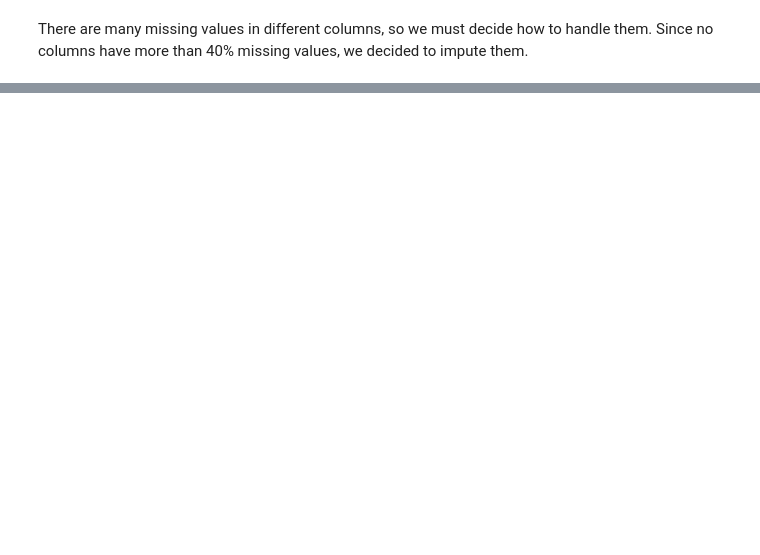
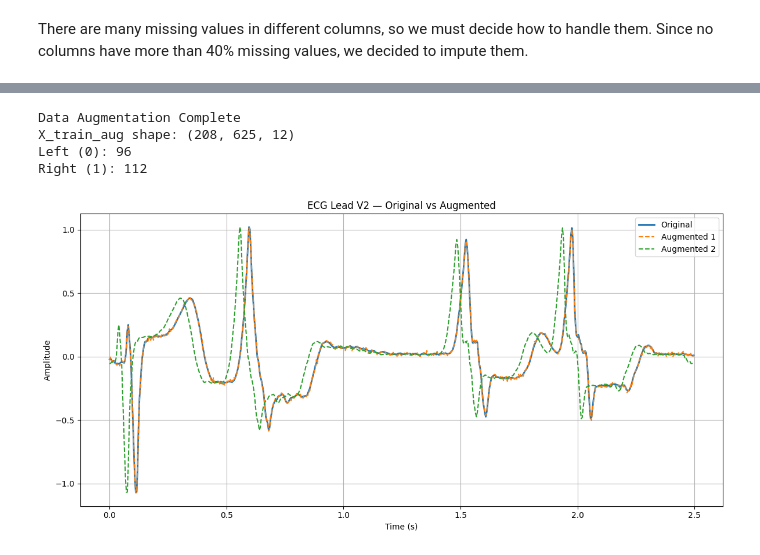
Before and after one commit to taniapazospuig/compbiomed-seminars, a Jupyter notebook: 01_preprocessing.ipynb, the cells around one changed output, grey strips where cells are left out. Drawn from its saved outputs; the diff is of its cells as text; code cells hidden in the pictures; blank space fills up the shorter version.

```diff
--- a/01_preprocessing.ipynb
+++ b/01_preprocessing.ipynb
@@ -326,0 +415,61 @@ print(df_clean.isnull().sum())
+# %%
+# Augment only the Left-class in training set
+X_train_aug = []
+y_train_aug = []
+
+for i, ecg in enumerate(X_train):
+    label = y_train[i]
+    X_train_aug.append(ecg)
+    y_train_aug.append(label)
+
+    if label == 0:
+        for aug in augment_ecg(ecg):
+            X_train_aug.append(aug)
+            y_train_aug.append(0)
+
+X_train_aug = np.stack(X_train_aug)
+y_train_aug = np.array(y_train_aug)
+
+# Report balance and augmented dataset size
+print("\nData Augmentation Complete")
+print("X_train_aug shape:", X_train_aug.shape)
+print("Left (0):", np.sum(y_train_aug == 0))  # Count how many "Left" samples
+print("Right (1):", np.sum(y_train_aug == 1))  # Count how many "Right" samples
+# %% [output]
+Data Augmentation Complete
+X_train_aug shape: (208, 625, 12)
+Left (0): 96
+Right (1): 112
+# %%
+# Visualize one original "Left" sample from the training set and its augmentations (lead V2)
+
+# Find the first Left-class example in the original (pre-augmented) training set
+for i, label in enumerate(y_train):
+    if label == 0:
+        left_example_idx = i
+        break
+
+# Extract the original signal
+original_signal = X_train[left_example_idx]
+
+# Apply augmentation again (only for visualization)
+augmented_signals = augment_ecg(original_signal)
+
+# Plot original and augmented on lead V2 (index 7)
+def plot_ecg_comparison(original, augmented, lead=7, fs=250):
+    t = np.arange(original.shape[0]) / fs
+    plt.figure(figsize=(12, 6))
+    plt.plot(t, original[:, lead], label="Original", linewidth=2)
+    for i, aug in enumerate(augmented):
+        plt.plot(t, aug[:, lead], label=f"Augmented {i+1}", linestyle='--')
+    plt.title(f"ECG Lead {ecg_leads[lead]} — Original vs Augmented")
+    plt.xlabel("Time (s)")
+    plt.ylabel("Amplitude")
+    plt.legend()
+    plt.grid(True)
+    plt.tight_layout()
+    plt.show()
+
+plot_ecg_comparison(original_signal, augmented_signals)
+# %% [output]
+[figure, added]
```
Also changed, not shown: parts of 25 cells of this notebook.
